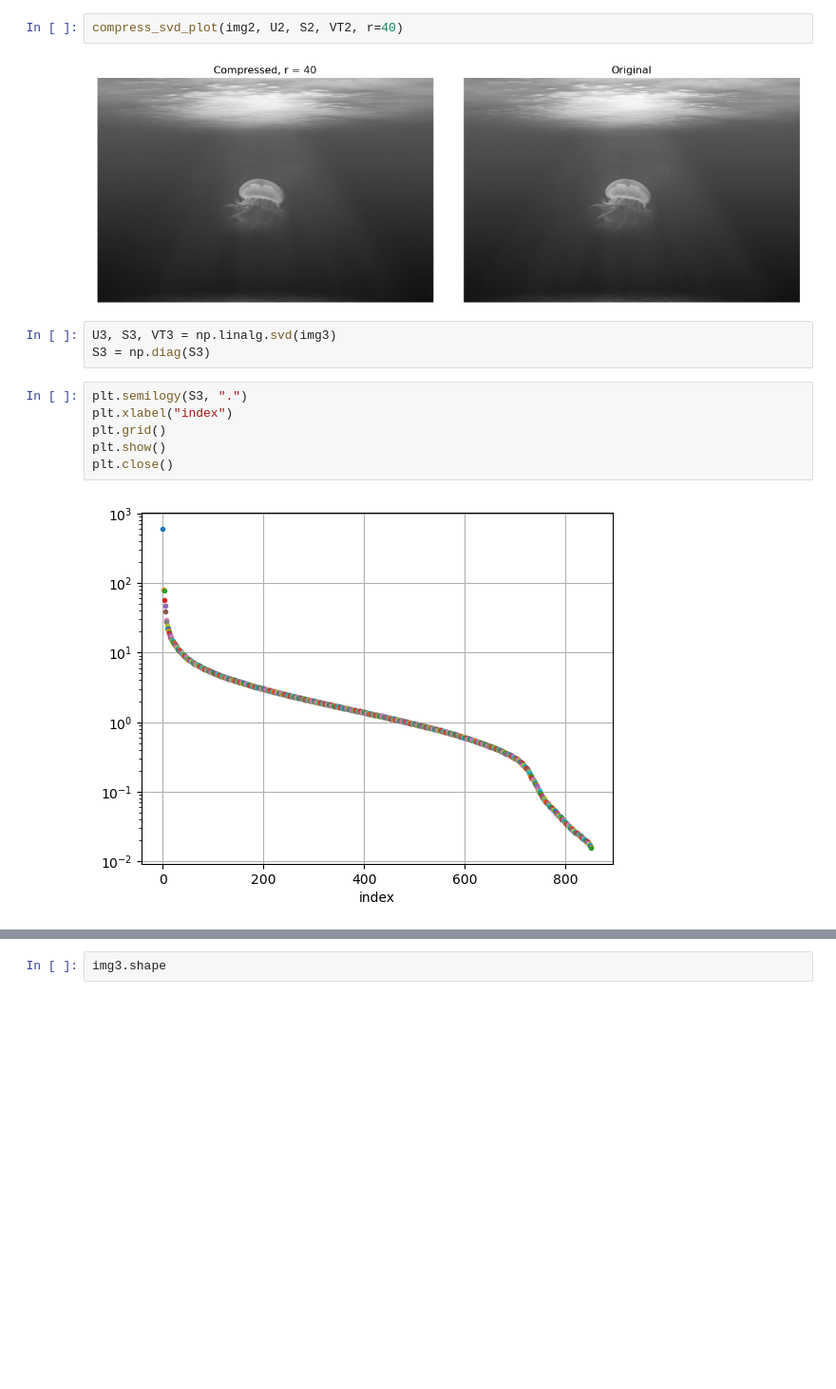
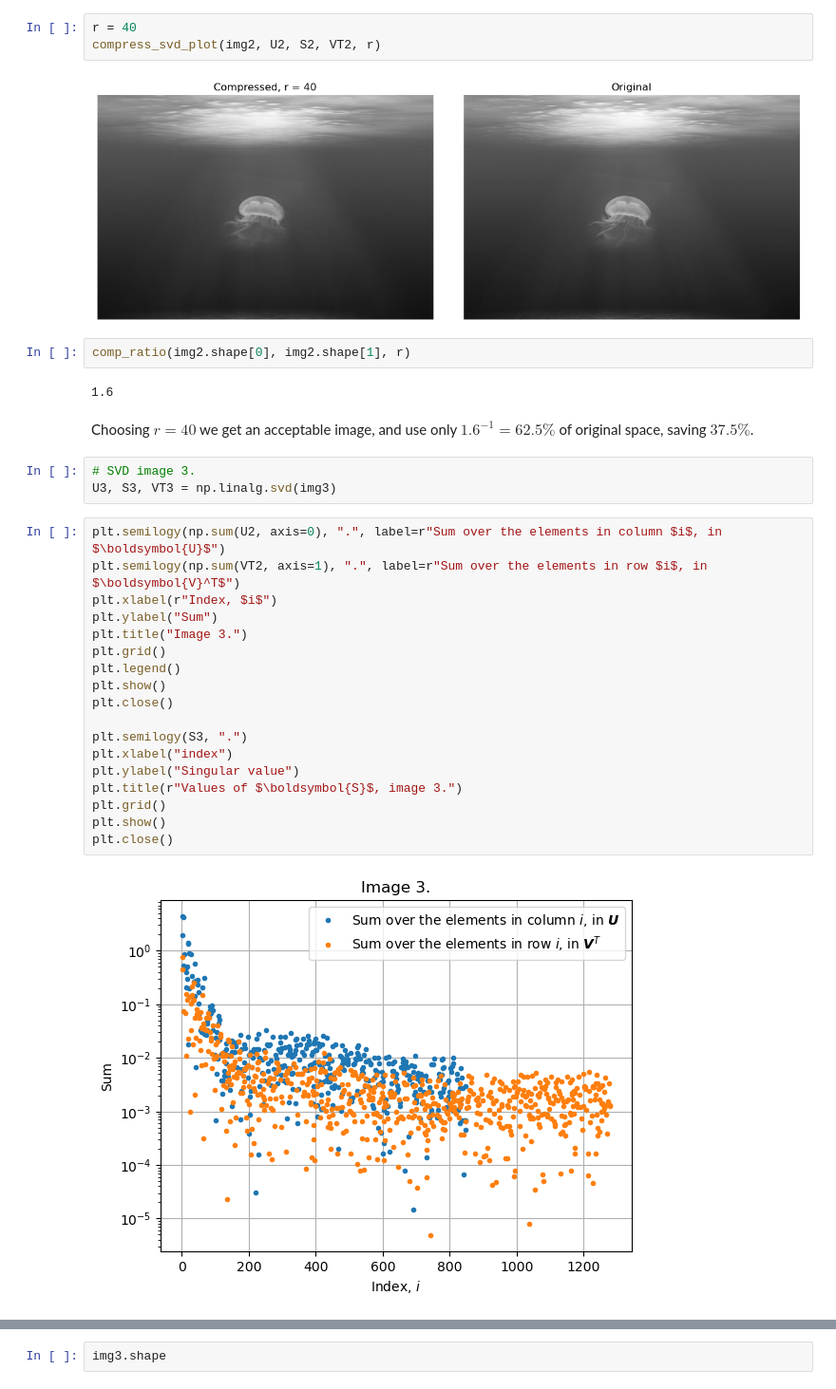
Before and after one commit to johnmagj/MAT4110, a Jupyter notebook: Oblig2/Oblig2.ipynb, the cells around one changed output, grey strips where cells are left out. Shown at 95% size. Drawn from its saved outputs; the diff is of its cells as text; blank space fills up the shorter version.

```diff
--- a/Oblig2/Oblig2.ipynb
+++ b/Oblig2/Oblig2.ipynb
@@ -137,17 +166,36 @@ r_max(img2.shape[0], img2.shape[1])
 # %% [output]
 64.0
 # %%
-compress_svd_plot(img2, U2, S2, VT2, r=40)
+r = 40
+compress_svd_plot(img2, U2, S2, VT2, r)
 # %% [output]
 [figure]
+# %%
+comp_ratio(img2.shape[0], img2.shape[1], r)
+# %% [output]
+1.6
+# %% [markdown]
+Choosing $r = 40$ we get an acceptable image, and use only $1.6^{-1} = 62.5 \%$ of original space, saving $37.5 \%$.
 # %%
+# SVD image 3.
 U3, S3, VT3 = np.linalg.svd(img3)
-S3 = np.diag(S3)
-# %%
-plt.semilogy(S3, ".")
-plt.xlabel("index")
-plt.grid()
-plt.show()
-plt.close()
-# %% [output]
-[figure, removed]
+# %%
+plt.semilogy(np.sum(U2, axis=0), ".", label=r"Sum over the elements in column $i$, in $\boldsymbol{U}$")
+plt.semilogy(np.sum(VT2, axis=1), ".", label=r"Sum over the elements in row $i$, in $\boldsymbol{V}^T$")
+plt.xlabel(r"Index, $i$")
+plt.ylabel("Sum")
+plt.title("Image 3.")
+plt.grid()
+plt.legend()
+plt.show()
+plt.close()
+
+plt.semilogy(S3, ".")
+plt.xlabel("index")
+plt.ylabel("Singular value")
+plt.title(r"Values of $\boldsymbol{S}$, image 3.")
+plt.grid()
+plt.show()
+plt.close()
+# %% [output]
+[figure, added]
```
Also changed, not shown: parts of 28 cells of this notebook.
